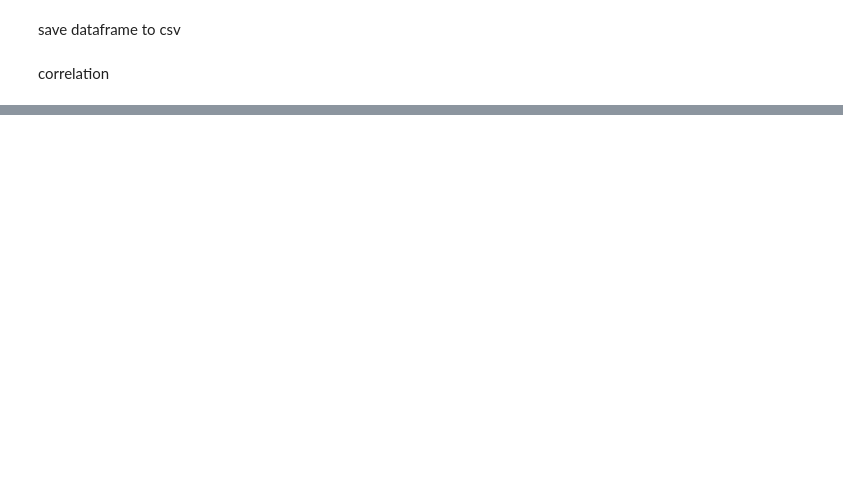
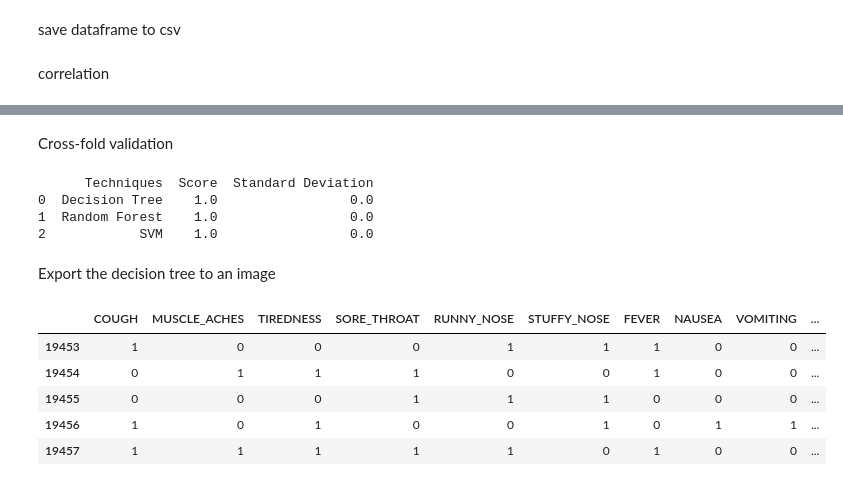
Before and after one commit to noctwilliam/fyp-data, a Jupyter notebook: data.ipynb, the cells around one changed output, grey strips where cells are left out. Drawn from its saved outputs; the diff is of its cells as text; code cells hidden in the pictures; blank space fills up the shorter version.

```diff
--- a/data.ipynb
+++ b/data.ipynb
@@ -153,20 +310,48 @@ print("Test score: %0.2f" % test_score)
+# %% [markdown]
+Cross-fold validation
+# %%
+from sklearn.model_selection import cross_val_score
+
+cv_amt = 10
+# Perform 20-fold cross-validation on decision tree (dt)
+dt_scores = cross_val_score(dt, df[symptoms], df[severity], cv=cv_amt)
+rf_scores = cross_val_score(rf, df[symptoms], df[severity].values.ravel(), cv=cv_amt)
+svm_scores = cross_val_score(svm, df[symptoms], df[severity].values.ravel(), cv=cv_amt)
+
+# Print the average score and standard deviation
+scores = pd.DataFrame({'ML Techniques' : ['Decision Tree', 'Random Forest', 'SVM'], 'Score' : [dt_scores.mean(), rf_scores.mean(), svm_scores.mean()], 'Standard Deviation' : [dt_scores.std(), rf_scores.std(), svm_scores.std()]})
+print(scores.sort_values(by='Score', ascending=False))
+# %% [output]
+      Techniques  Score  Standard Deviation
+0  Decision Tree    1.0                 0.0
+1  Random Forest    1.0                 0.0
+2            SVM    1.0                 0.0
+# %% [markdown]
+Export the decision tree to an image
 # %%
 from sklearn.tree import export_graphviz
 import pydotplus
 from io import StringIO
-clf = joblib.load('decision_tree_model.pkl')
+dt = joblib.load('decision_tree_model.pkl')
 
 # Export the decision tree to a DOT file
 dot_data = StringIO()
-export_graphviz(clf, out_file=dot_data,
+export_graphviz(dt, out_file=dot_data,
     feature_names=symptoms,
     class_names=['0','1'],
     special_characters=True,
     rounded=True,
     proportion=False,
     filled=True)
 
 # export the decision tree to a png file
 graph = pydotplus.graph_from_dot_data(dot_data.getvalue())
 graph.write_png('decision_tree.png')
 df.head()
+# %% [output]
+|  | COUGH | MUSCLE_ACHES | TIREDNESS | SORE_THROAT | RUNNY_NOSE | STUFFY_NOSE | FEVER | NAUSEA | VOMITING | ... |
+| 19453 | 1 | 0 | 0 | 0 | 1 | 1 | 1 | 0 | 0 | ... |
+| 19454 | 0 | 1 | 1 | 1 | 0 | 0 | 1 | 0 | 0 | ... |
+| 19455 | 0 | 0 | 0 | 1 | 1 | 1 | 0 | 0 | 0 | ... |
+| 19456 | 1 | 0 | 1 | 0 | 0 | 1 | 0 | 1 | 1 | ... |
+| 19457 | 1 | 1 | 1 | 1 | 1 | 0 | 1 | 0 | 0 | ... |
```
Also changed, not shown: parts of 16 cells of this notebook, 2 other files.
